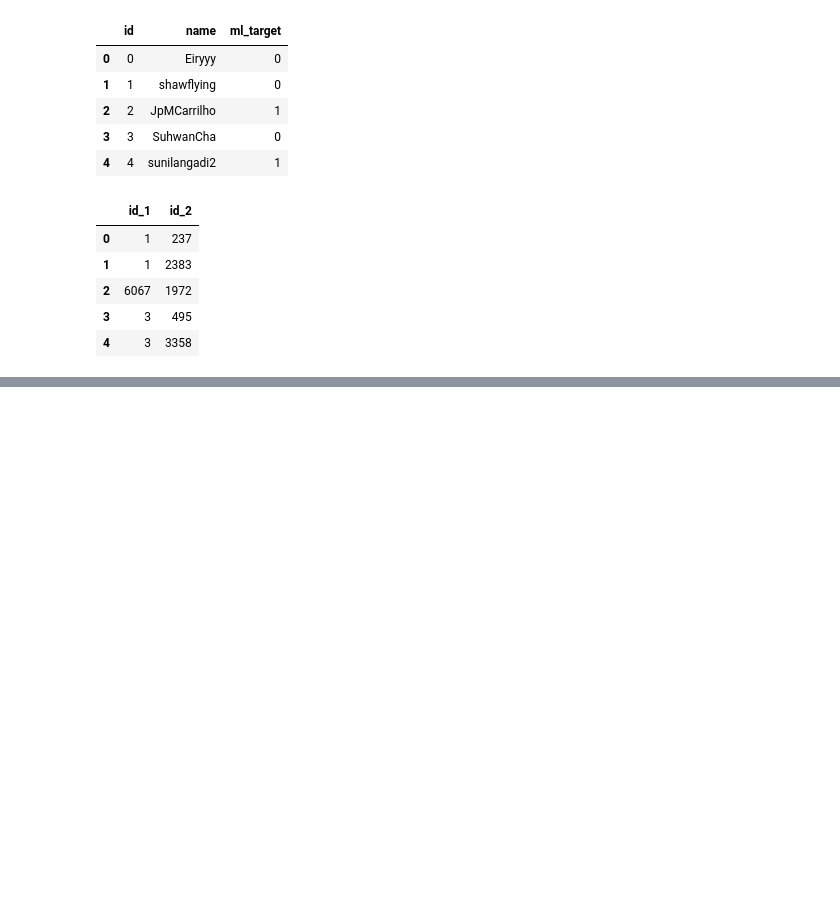
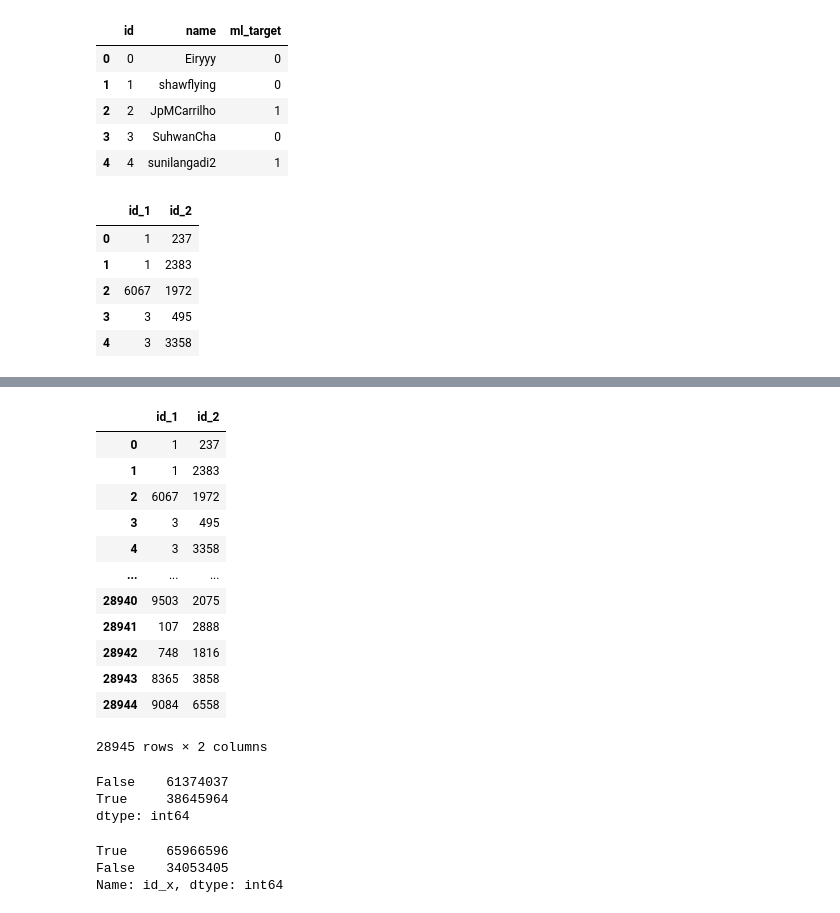
Before and after one commit to Cat-in-box/ml-social-graphs, a Jupyter notebook: git_social_graphs.ipynb, the cells around one changed output, grey strips where cells are left out. Drawn from its saved outputs; the diff is of its cells as text; code cells hidden in the pictures; blank space fills up the shorter version.

```diff
--- a/git_social_graphs.ipynb
+++ b/git_social_graphs.ipynb
@@ -55,0 +75,28 @@ adjacency[(adjacency["id_x"] == edges["id_1"]) & (adjacency["id_y"] == edges["id
+# %%
+edges
+# %% [output]
+|  | id_1 | id_2 |
+| 0 | 1 | 237 |
+| 1 | 1 | 2383 |
+| 2 | 6067 | 1972 |
+| 3 | 3 | 495 |
+| 4 | 3 | 3358 |
+| ... | ... | ... |
+| 28940 | 9503 | 2075 |
+| 28941 | 107 | 2888 |
+| 28942 | 748 | 1816 |
+| 28943 | 8365 | 3858 |
+| 28944 | 9084 | 6558 |
+28945 rows × 2 columns
+# %%
+adjacency["id_x"].isin(edges["id_1"]).multiply(adjacency["id_y"].isin(edges["id_2"])).value_counts()
+# %% [output]
+False    61374037
+True     38645964
+dtype: int64
+# %%
+adjacency["id_x"].isin(edges["id_1"]).value_counts()
+# %% [output]
+True     65966596
+False    34053405
+Name: id_x, dtype: int64
```
Also changed, not shown: parts of 8 cells of this notebook.
